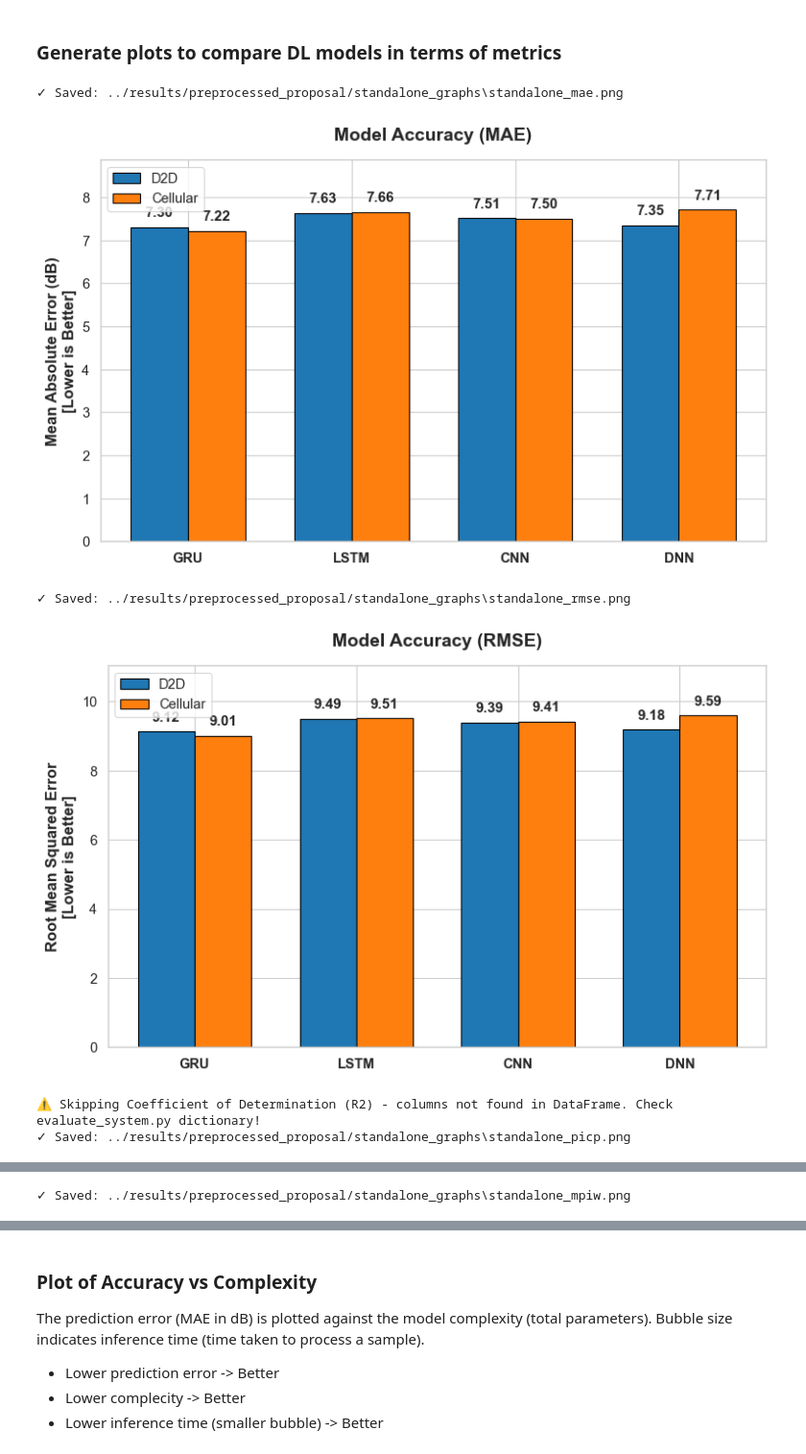
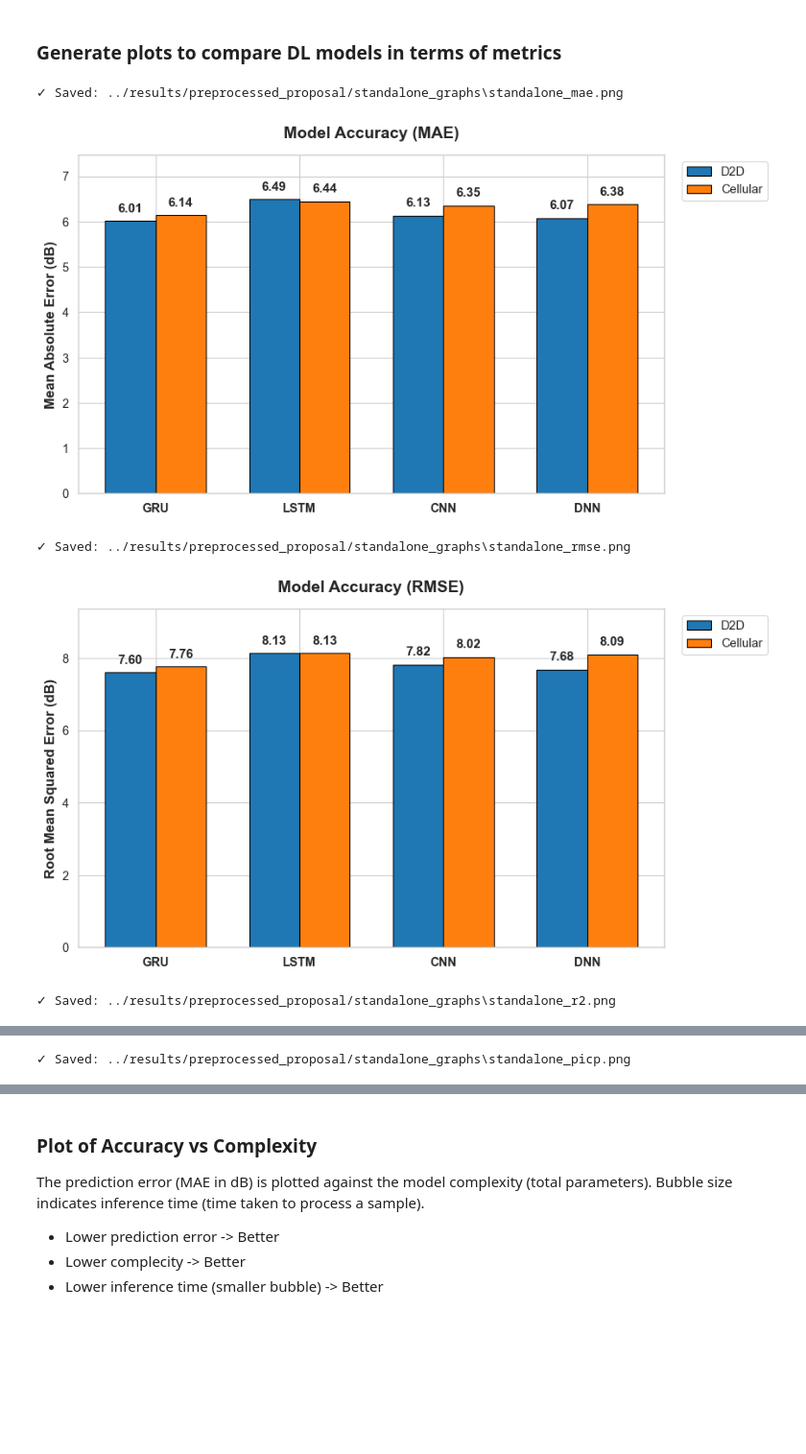
Before and after one commit to WarlockZul/FYP-Deep-Learning-D2D-Mode-Selection, a Jupyter notebook: notebooks/tradeoff_analysis.ipynb, the cells around one changed output, grey strips where cells are left out. Shown at 96% size. Saved outputs shown, nothing was run; the diff lists cells and outputs as text; code cells hidden in the pictures; blank space fills up the shorter version.

Commit message:
Simulated the framework with different configurations and updated some notebooks

```diff
--- a/notebooks/tradeoff_analysis.ipynb
+++ b/notebooks/tradeoff_analysis.ipynb
@@ -14,7 +14,7 @@ sns.set_theme(style="whitegrid", context="paper", font_scale=1.2)
 colors = {'gru': '#1f77b4', 'lstm': '#2ca02c', 'cnn': '#d62728', 'dnn': '#9467bd'}
 
 # Load the evaluation metrics (final results)
-file_path = '../results/preprocessed_proposal/ablation_win16_kdeTrue_AR_seed21/final_evaluation_metrics.csv'
+file_path = '../results/preprocessed_proposal/ablation_win16_kdeTrue_AR_seed61/final_evaluation_metrics.csv'
 df = pd.read_csv(file_path, index_col=0)
 
 # Strip any accidental hidden spaces from the column names and index (row names)
@@ -50,23 +50,23 @@ os.makedirs(save_dir, exist_ok=True)
 
 # Dual Metrics (Grouped Bar Charts for D2D vs Cellular)
 dual_metrics = [
-    ('D2D MAE', 'Cell MAE', 'Mean Absolute Error (dB)\n[Lower is Better]', 'Model Accuracy (MAE)', 'standalone_mae.png'),
-    ('D2D RMSE', 'Cell RMSE', 'Root Mean Squared Error\n[Lower is Better]', 'Model Accuracy (RMSE)', 'standalone_rmse.png'),
-    ('D2D R2 Score', 'Cell R2 Score', 'R2 Score\n[Higher is Better]', 'Coefficient of Determination (R2)', 'standalone_r2.png'),
-    ('D2D PICP%', 'Cell PICP%', 'Coverage Probability (%)\n[Target >= 95%]', 'Prediction Interval Coverage (PICP)', 'standalone_picp.png'),
-    ('D2D MPIW (dB)', 'Cell MPIW (dB)', 'Interval Width (dB)\n[Lower is Better]', 'Mean Prediction Interval Width (MPIW)', 'standalone_mpiw.png')
+    ('D2D MAE', 'Cell MAE', 'Mean Absolute Error (dB)', 'Model Accuracy (MAE)', 'standalone_mae.png'),
+    ('D2D RMSE', 'Cell RMSE', 'Root Mean Squared Error (dB)', 'Model Accuracy (RMSE)', 'standalone_rmse.png'),
+    ('R2 D2D', 'R2 Cell', 'R2 Score', 'Coefficient of Determination (R2)', 'standalone_r2.png'),
+    ('D2D PICP%', 'Cell PICP%', 'Coverage Probability (%)', 'Prediction Interval Coverage (PICP)', 'standalone_picp.png'),
+    ('D2D MPIW (dB)', 'Cell MPIW (dB)', 'Interval Width (dB)', 'Mean Prediction Interval Width (MPIW)', 'standalone_mpiw.png')
 ]
 
 # Single Metrics (Standard Bar Charts)
 single_metrics = [
-    ('Params', 'Total Parameters\n[Lower is Better]', 'Hardware Complexity (Parameters)', 'standalone_params.png'),
-    ('Mem (KB)', 'Memory Footprint (KB)\n[Lower is Better]', 'Memory Usage Comparison', 'standalone_memory.png'),
-    ('FLOPs', 'Estimated Operations\n[Lower is Better]', 'Computational Load (FLOPs)', 'standalone_flops.png'),
-    ('Inference (ms)', 'Inference Time (ms)\n[Lower is Better]', 'Inference Latency', 'standalone_inference.png'),
-    ('Avg Tput (Mbps)', 'Average Throughput (Mbps)\n[Higher is Better]', 'Network Capacity (Throughput)', 'standalone_throughput.png'),
-    ('Spectral Eff (bps/Hz)', 'Spectral Efficiency (bps/Hz)\n[Higher is Better]', 'Spectral Efficiency', 'standalone_spectral_eff.png'),
-    ('Switch Rate (%)', 'Switch Rate (%)\n[Optimal is ~20%]', 'Network Stability (Switch Rate)', 'standalone_switch_rate.png'),
-    ('Avg D2D Stay (s)', 'Avg D2D Residence Time (s)\n[Higher is Better]', 'Network Stability (D2D Stay)', 'standalone_d2d_stay.png')
+    ('Params', 'Total Parameters', 'Hardware Complexity (Parameters)', 'standalone_params.png'),
+    ('Mem (KB)', 'Memory Footprint (KB)', 'Memory Usage Comparison', 'standalone_memory.png'),
+    ('FLOPs', 'Estimated Operations', 'Computational Load (FLOPs)', 'standalone_flops.png'),
+    ('Inference (ms)', 'Inference Time (ms)', 'Inference Latency', 'standalone_inference.png'),
+    ('Avg Tput (Mbps)', 'Average Throughput (Mbps)', 'Network Capacity (Throughput)', 'standalone_throughput.png'),
+    ('Spectral Eff (bps/Hz)', 'Spectral Efficiency (bps/Hz)', 'Spectral Efficiency', 'standalone_spectral_eff.png'),
+    ('Switch Rate (%)', 'Switch Rate (%)', 'Network Stability (Switch Rate)', 'standalone_switch_rate.png'),
+    ('Avg D2D Stay (s)', 'Avg D2D Residence Time (s)', 'Network Stability (D2D Stay)', 'standalone_d2d_stay.png')
 ]
 
 # Create an ordered list of colors based on the current DataFrame index
@@ -87,7 +87,7 @@ for col_d2d, col_cell, ylabel, title, filename in dual_metrics:
     x_filtered = np.arange(len(valid_df.index))
 
     # Shrink figsize slightly since there are fewer columns now
-    fig, ax = plt.subplots(figsize=(8, 5))
+    fig, ax = plt.subplots(figsize=(9, 5))
 
     rects1 = ax.bar(x_filtered - width/2, valid_df[col_d2d], width, label='D2D', color='#1f77b4', edgecolor='black')
     rects2 = ax.bar(x_filtered + width/2, valid_df[col_cell], width, label='Cellular', color='#ff7f0e', edgecolor='black')
@@ -98,7 +98,6 @@ for col_d2d, col_cell, ylabel, title, filename in dual_metrics:
 
     # Format labels nicely based only on the valid models
     ax.set_xticklabels([name.replace('_', ' ').upper() for name in valid_df.index], fontweight='bold')
-    ax.legend()
 
     # Dynamic Y-Axis Scaling
     y_max = max(valid_df[col_d2d].max(), valid_df[col_cell].max())
@@ -126,9 +125,12 @@ for col_d2d, col_cell, ylabel, title, filename in dual_metrics:
                 offset = lower_lim * 0.02 if lower_lim != 0 else -0.1
                 ax.text(bar.get_x() + bar.get_width()/2, yval + offset, label, ha='center', va='top', fontsize=11, fontweight='bold')
 
+    # Position legend outside the plot area
+    ax.legend(loc='upper left', bbox_to_anchor=(1.02, 1), frameon=True)
+
     fig.tight_layout()
     save_path = os.path.join(save_dir, filename)
-    plt.savefig(save_path, dpi=300)
+    plt.savefig(save_path, dpi=300, bbox_inches='tight')
     print(f"✓ Saved: {save_path}")
     plt.show()
 
@@ -155,36 +157,35 @@ for col, ylabel, title, filename in single_metrics:
     lower_lim = y_min + pad_lower if y_min < 0 else 0
     if upper_lim == 0 and lower_lim == 0: upper_lim = 1.0
     ax.set_ylim(lower_lim, upper_lim)
 
     for bar in bars:
         yval = bar.get_height()
         if pd.isna(yval) or np.isnan(yval):
             continue
 
         # Smart formatting based on the metric type
         if col in ['Params', 'FLOPs']:
             label = f"{int(yval):,}"
         elif col in ['Spectral Eff (bps/Hz)']:
             label = f"{yval:.3f}"
         else:
             label = f"{yval:.2f}"
 
         if yval >= 0:
             offset = upper_lim * 0.02 if upper_lim != 0 else 0.1
             ax.text(bar.get_x() + bar.get_width()/2, yval + offset, label, ha='center', va='bottom', fontsize=11, fontweight='bold')
         else:
             offset = lower_lim * 0.02 if lower_lim != 0 else -0.1
             ax.text(bar.get_x() + bar.get_width()/2, yval + offset, label, ha='center', va='top', fontsize=11, fontweight='bold')
 
     fig.tight_layout()
     save_path = os.path.join(save_dir, filename)
-    plt.savefig(save_path, dpi=300)
+    plt.savefig(save_path, dpi=300, bbox_inches='tight')
     print(f"✓ Saved: {save_path}")
     plt.show()
 # %% [output]
 ✓ Saved: ../results/preprocessed_proposal/standalone_graphs\standalone_mae.png
-[figure, old version]
+[figure, new version]
 ✓ Saved: ../results/preprocessed_proposal/standalone_graphs\standalone_rmse.png
-[figure, old version]
+[figure, new version]
-⚠️ Skipping Coefficient of Determination (R2) - columns not found in DataFrame. Check evaluate_system.py dictionary!
-✓ Saved: ../results/preprocessed_proposal/standalone_graphs\standalone_picp.png
+✓ Saved: ../results/preprocessed_proposal/standalone_graphs\standalone_r2.png
@@ -192 +193 @@ for col, ylabel, title, filename in single_metrics:
-✓ Saved: ../results/preprocessed_proposal/standalone_graphs\standalone_mpiw.png
+✓ Saved: ../results/preprocessed_proposal/standalone_graphs\standalone_picp.png
```
Also changed, not shown: parts of 5 cells of this notebook, 11 other files.
